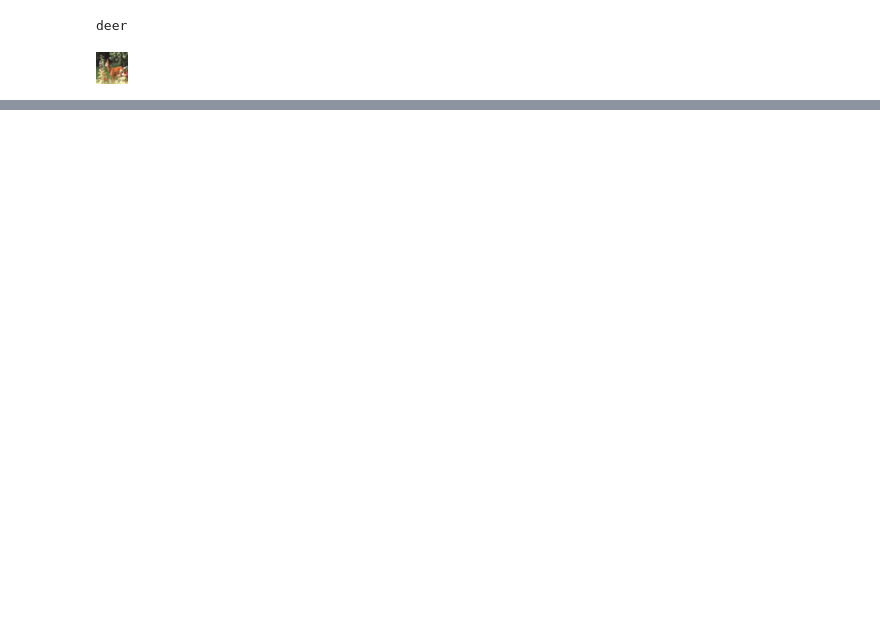
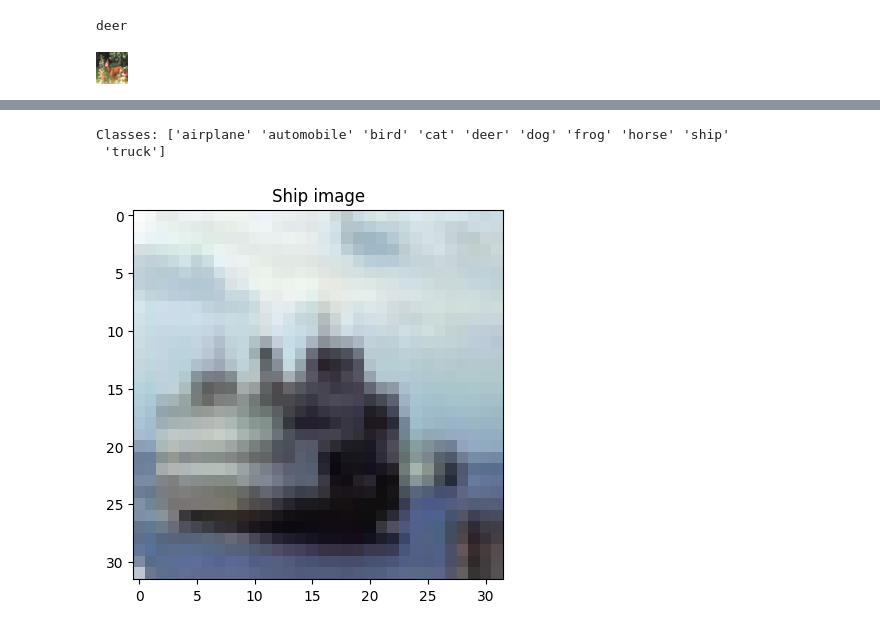
Before and after one commit to vignesh-poovanna/Deep-Learning, a Jupyter notebook: image recognition using cnn/imagerecognition.ipynb, the cells around one changed output, grey strips where cells are left out. Drawn from its saved outputs; the diff is of its cells as text; code cells hidden in the pictures; blank space fills up the shorter version.

```diff
--- a/image recognition using cnn/imagerecognition.ipynb
+++ b/image recognition using cnn/imagerecognition.ipynb
@@ -18,3 +20,8 @@ Image.open('cifar10/'+str(img_idx)+'.png')
 # %% [output]
 deer
 [figure]
+# %%
+from sklearn.model_selection import train_test_split
+
+y_train, y_test = train_test_split(labels.label, test_size=0.3, random_state=42)
+train_idx, test_idx = y_train.index, y_test.index
@@ -20,0 +45,7 @@ deer
+# %%
+encode_x = LabelEncoder()
+y_train_encoded = encode_x.fit_transform(y_train)
+y_train = keras.utils.to_categorical(y_train_encoded)
+
+y_test_encoded = encode_x.transform(y_test)
+y_test = keras.utils.to_categorical(y_test_encoded)
@@ -20,0 +187,16 @@ deer
+# %%
+# Indexes of categories for our model
+classes = encode_x.inverse_transform(np.arange(10))
+print(f"Classes: {classes}")
+
+# Fetching and displaying the ship image using PIL (Image.open)
+img_path = 'cifar10/' + str(test_idx[6]) + '.png'
+ship_img = Image.open(img_path)
+
+plt.imshow(ship_img)
+plt.title('Ship image')
+plt.show()
+# %% [output]
+Classes: ['airplane' 'automobile' 'bird' 'cat' 'deer' 'dog' 'frog' 'horse' 'ship'
+ 'truck']
+[figure, added]
```
Also changed, not shown: parts of 9 cells of this notebook, 7 other files.
